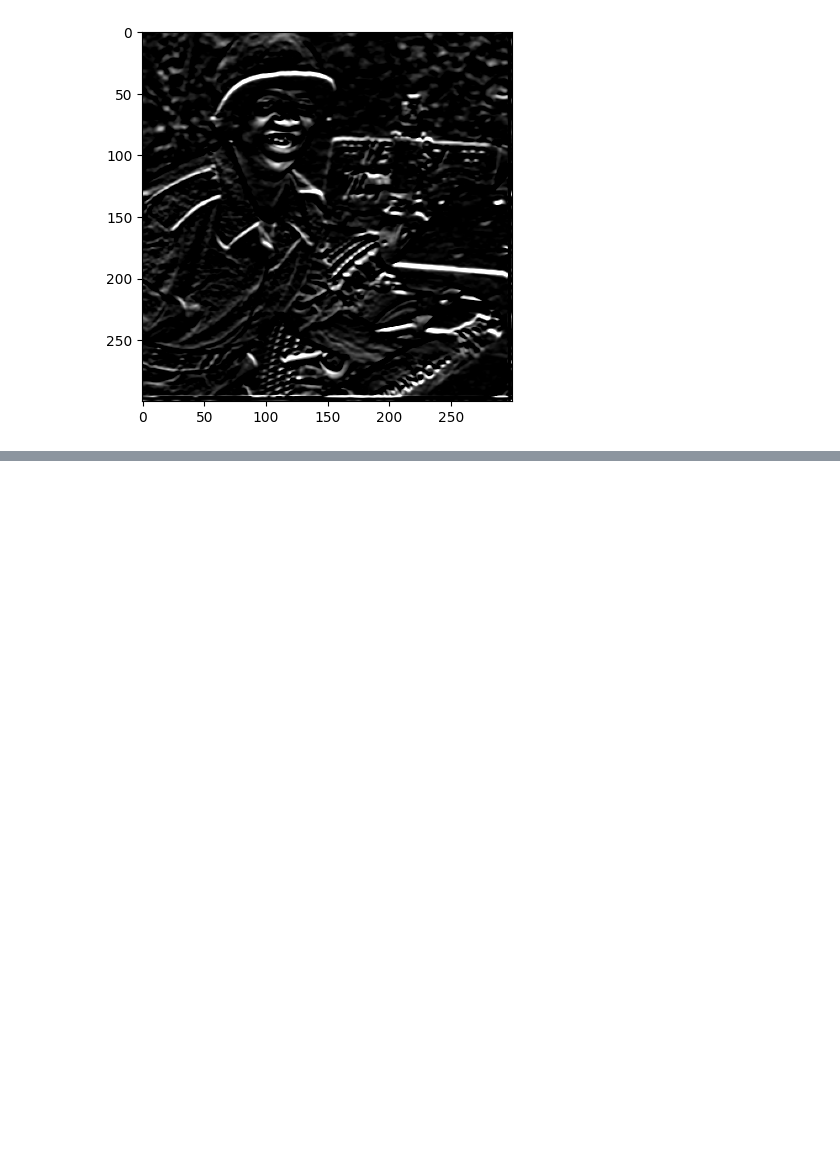
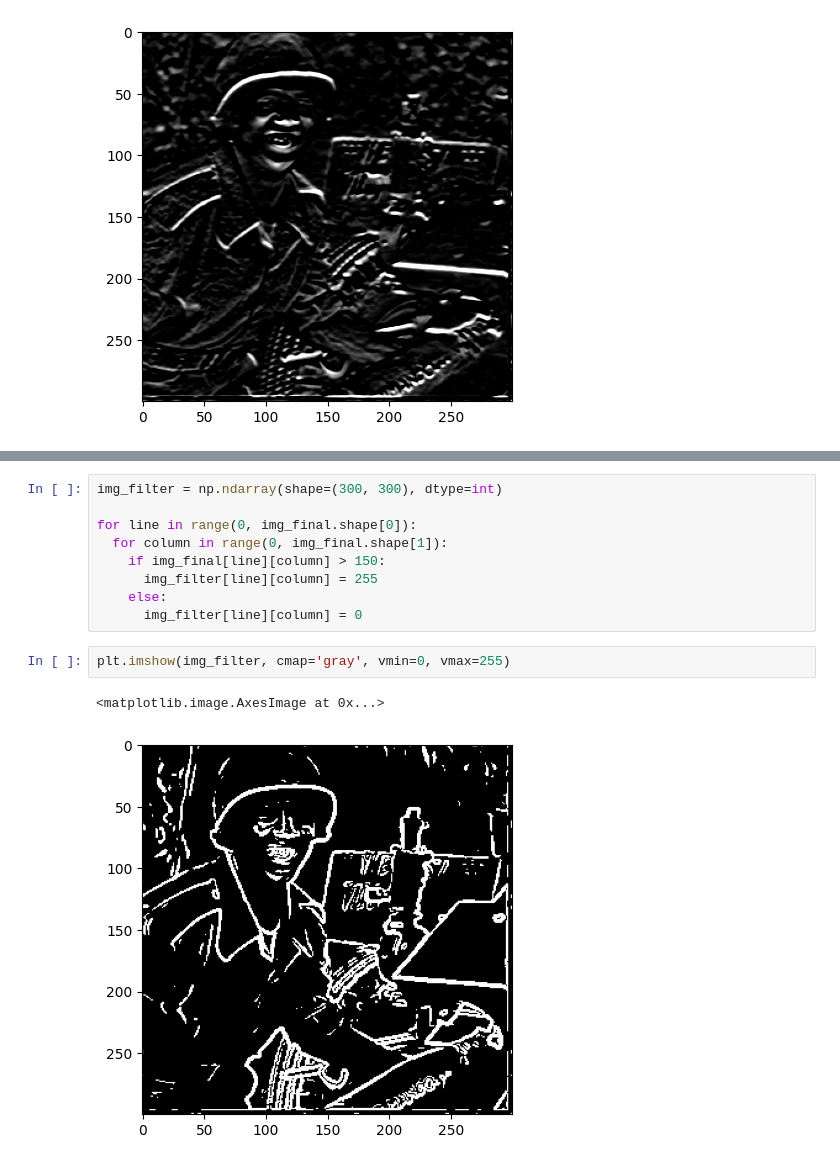
Before and after one commit to Dexduo/Metodos_Numericos_2, a Jupyter notebook: Tarefa_1-2/MN2_tarefa1_2.ipynb, the cells around one changed output, grey strips where cells are left out. Saved outputs shown, nothing was run; the diff lists cells and outputs as text; blank space fills up the shorter version.

```diff
--- a/Tarefa_1-2/MN2_tarefa1_2.ipynb
+++ b/Tarefa_1-2/MN2_tarefa1_2.ipynb
@@ -133,0 +156,14 @@ array([[  5,  10,   2],
+# %%
+img_filter = np.ndarray(shape=(300, 300), dtype=int)
+
+for line in range(0, img_final.shape[0]):
+  for column in range(0, img_final.shape[1]):
+    if img_final[line][column] > 150:
+      img_filter[line][column] = 255
+    else:
+      img_filter[line][column] = 0
+# %%
+plt.imshow(img_filter, cmap='gray', vmin=0, vmax=255)
+# %% [output]
+<matplotlib.image.AxesImage at 0x...>
+[figure, added]
```
Also changed, not shown: parts of 9 cells of this notebook.
